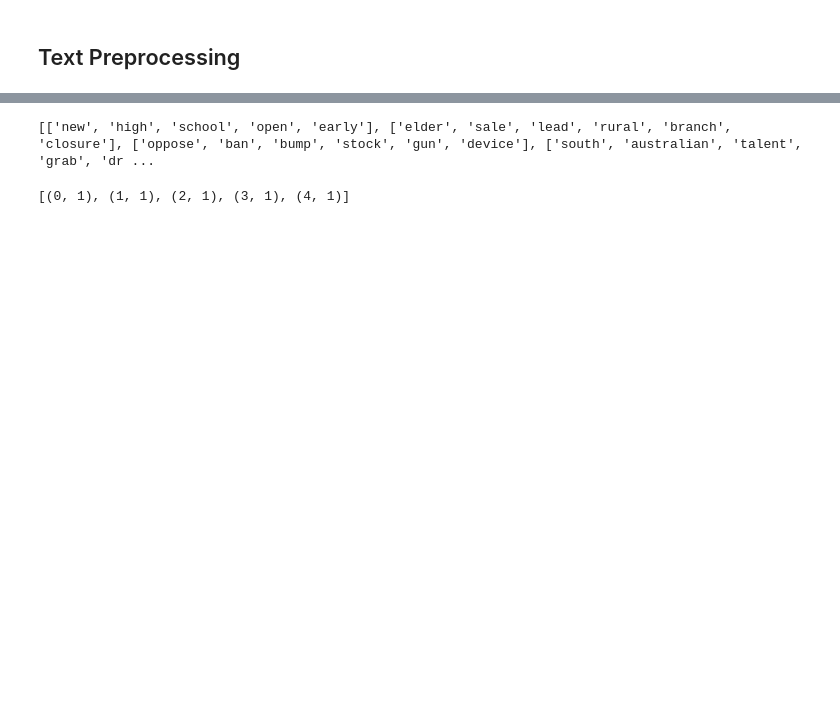
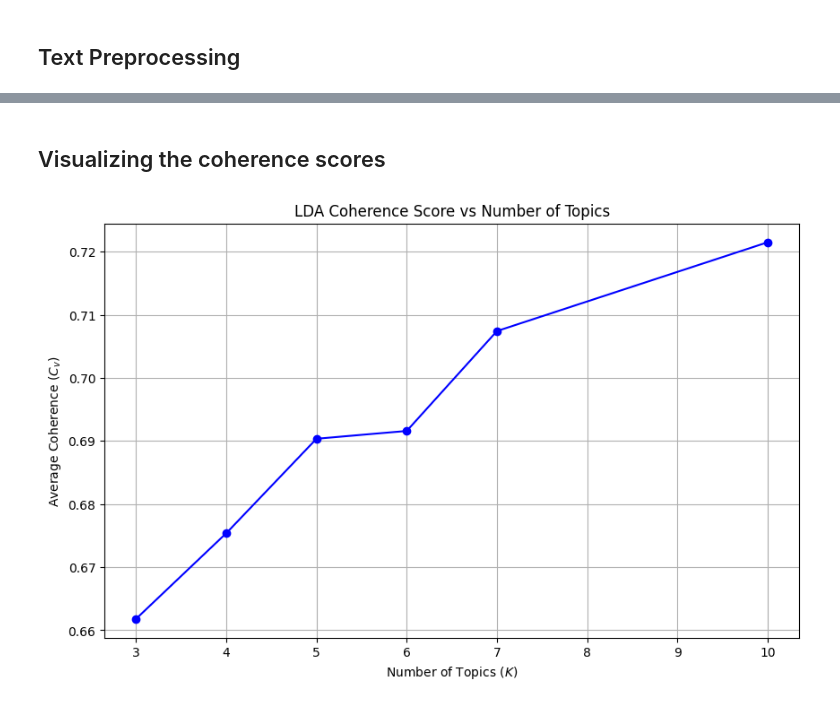
Before and after one commit to almin-byte/million-headlines-topic-modeling, a Jupyter notebook: LDA with gensim and spaCy.ipynb, the cells around one changed output, grey strips where cells are left out. Cells and saved outputs as stored; diff of their text form; code cells hidden in the pictures; blank space fills up the shorter version.

Commit message:
began implement k-fold cross-validation

```diff
--- a/LDA with gensim and spaCy.ipynb
+++ b/LDA with gensim and spaCy.ipynb
@@ -90 +94,4 @@ X_train
 100000 rows × 3 columns
+# %%
+test1, test2 = train_test_split(X_train, train_size=10000, random_state=111, stratify=X_train['months_since_2003'])
+test1
@@ -109,0 +128,2 @@ print (lemmatized_texts[0][0:90])
+# %%
+data_tokens = lemmatization(test1['headline_text'])
@@ -109,0 +132,31 @@ print (lemmatized_texts[0][0:90])
+# %%
+topic_range = [3, 4, 5, 6, 7, 10]
+mean_coherence_values = []
+
+for k in topic_range:
+    print(f"Testing K={k}...")
+    kf = KFold(n_splits=5, shuffle=True, random_state=111)
+    fold_scores = []
+
+    for train_index, test_index in kf.split(data_tokens):
+        train_texts = [data_tokens[i] for i in train_index]
+        test_texts = [data_tokens[i] for i in test_index]
+
+        id2word = corpora.Dictionary(train_texts)
+        id2word.filter_extremes(no_below=5, no_above=0.5)
+        train_corpus = [id2word.doc2bow(text) for text in train_texts]
+
+        lda = gensim.models.LdaModel(
+            corpus=train_corpus,
+            id2word=id2word,
+            num_topics=k,
+            random_state = 111,
+            passes=5,
+            alpha='auto',
+            eta='auto'
+        )
+
+        cm = CoherenceModel(model=lda, texts=test_texts, dictionary=id2word, coherence='c_v')
+        fold_scores.append(cm.get_coherence())
+
+    mean_coherence_values.append(np.mean(fold_scores))
@@ -110,26 +171,29 @@ print (lemmatized_texts[0][0:90])
+# %% [markdown]
+## Visualizing the coherence scores
+# %%
+plt.figure(figsize=(10, 6))
+plt.plot(topic_range, mean_coherence_values, marker='o', color='b', linestyle='-')
+plt.title("LDA Coherence Score vs Number of Topics")
+plt.xlabel("Number of Topics ($K$)")
+plt.ylabel("Average Coherence ($C_v$)")
+plt.grid(True)
+plt.show()
+# %% [output]
+[figure, added]
 # %%
-bigrams_phrases = gensim.models.Phrases(lemmatized_texts, min_count=5, threshold=50)
-trigrams_phrases = gensim.models.Phrases(bigrams_phrases[lemmatized_texts], threshold=50)
+# bigrams_phrases = gensim.models.Phrases(lemmatized_texts, min_count=5, threshold=50)
+# trigrams_phrases = gensim.models.Phrases(bigrams_phrases[lemmatized_texts], threshold=50)
 
-bigram = gensim.models.phrases.Phraser(bigrams_phrases)
-trigram = gensim.models.phrases.Phraser(trigrams_phrases)
+# bigram = gensim.models.phrases.Phraser(bigrams_phrases)
+# trigram = gensim.models.phrases.Phraser(trigrams_phrases)
 
-def make_bigrams(texts):
-  return [bigram[doc] for doc in texts]
+# def make_bigrams(texts):
+#   return [bigram[doc] for doc in texts]
 
-def make_trigrams(texts):
-  return [trigram[bigram[doc]] for doc in texts]
+# def make_trigrams(texts):
+#   return [trigram[bigram[doc]] for doc in texts]
 
-data_bigrams = make_bigrams(lemmatized_texts)
-data_bigrams_trigrams = make_trigrams(data_bigrams)
+# data_bigrams = make_bigrams(lemmatized_texts)
+# data_bigrams_trigrams = make_trigrams(data_bigrams)
 
-print(data_bigrams_trigrams)
+# print(data_bigrams_trigrams)
-# %% [output]
-[['new', 'high', 'school', 'open', 'early'], ['elder', 'sale', 'lead', 'rural', 'branch', 'closure'], ['oppose', 'ban', 'bump', 'stock', 'gun', 'device'], ['south', 'australian', 'talent', 'grab', 'dr ...
-# %%
-id2word = Dictionary(lemmatized_texts)
-corpus = [id2word.doc2bow(text) for text in lemmatized_texts]
-
-corpus[0][0:90]
-# %% [output]
-[(0, 1), (1, 1), (2, 1), (3, 1), (4, 1)]
```
Also changed, not shown: parts of 9 cells of this notebook.
